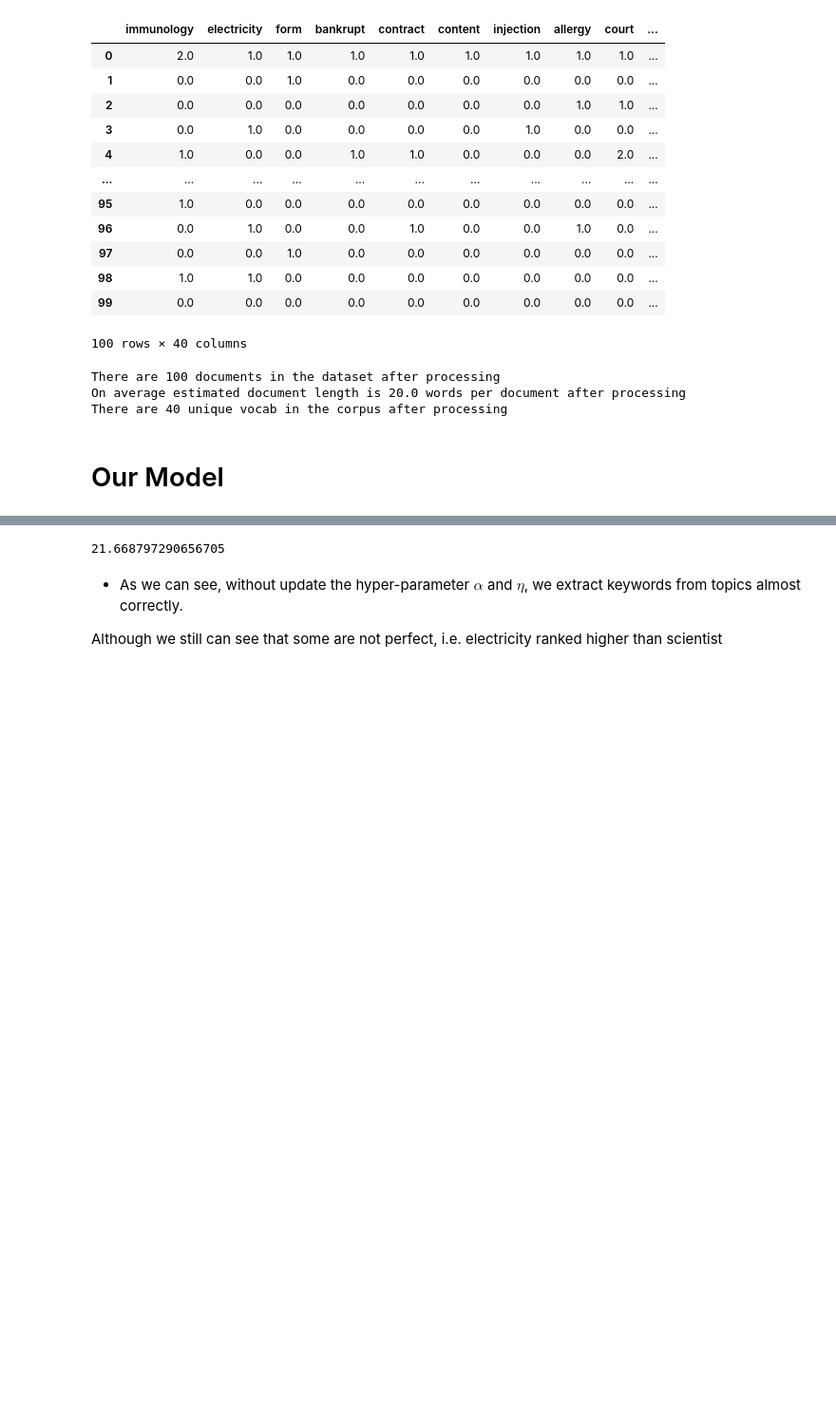
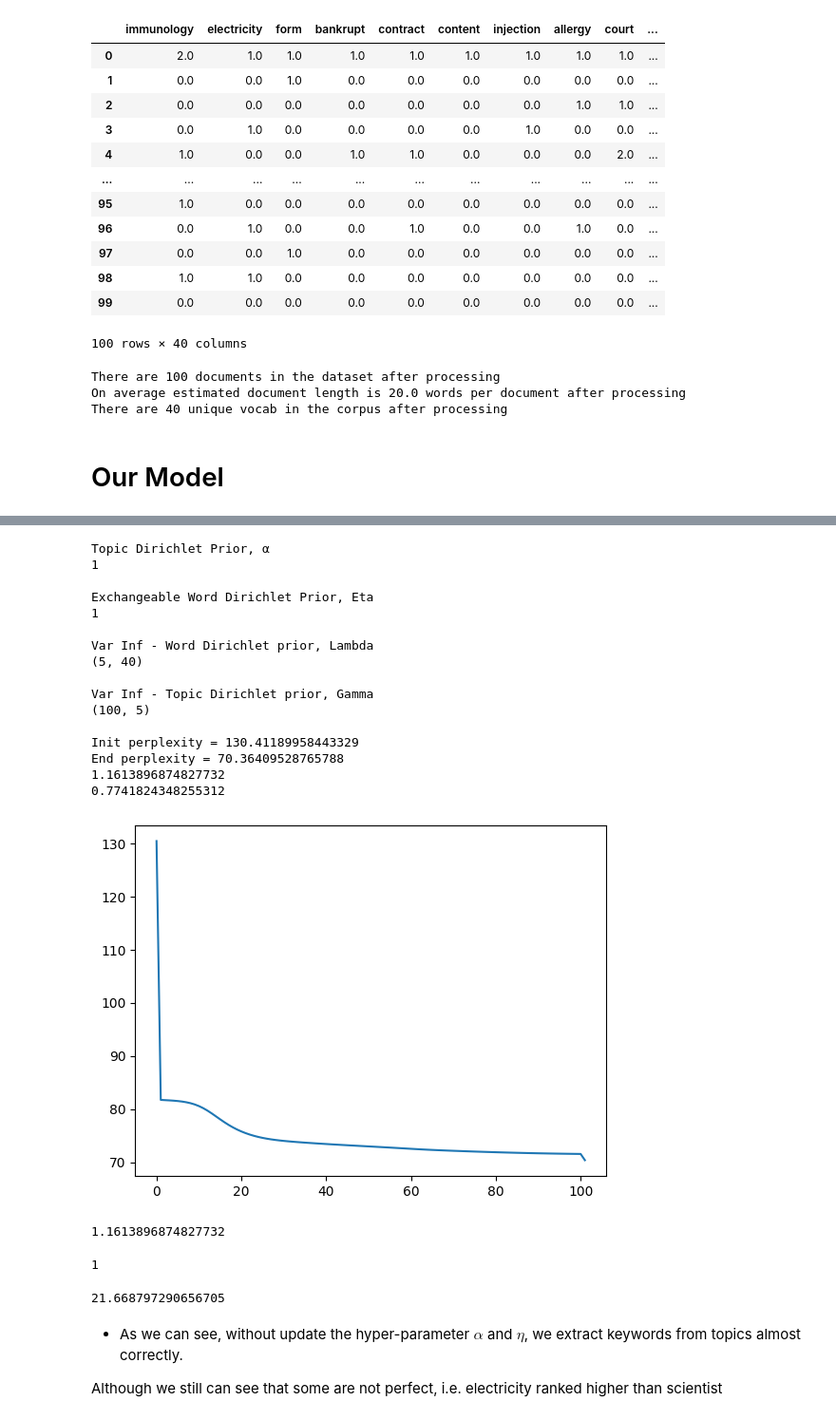
Before and after one commit to RobbenRibery/TuoTuo, a Jupyter notebook: notebook/Our Model vs SKLearn.ipynb, the cells around one changed output, grey strips where cells are left out. Shown at 95% size. Saved outputs shown, nothing was run; the diff lists cells and outputs as text; code cells hidden in the pictures; blank space fills up the shorter version.

```diff
--- a/notebook/Our Model vs SKLearn.ipynb
+++ b/notebook/Our Model vs SKLearn.ipynb
@@ -202,3 +210,48 @@ End perplexity = 46.74749840140342
+# %%
+lda = LDASmoothed(
+    num_topics = 5,
+    exchangeable_prior = True,
+)
+
+perplexes = lda.fit(
+    train_doc= train_docs,
+    sampling= False,
+    update_hyper_parms=True,
+    verbose=True,
+    return_perplexities=True,
+)
+
+plt.plot(perplexes)
+
+
+print(lda._alpha_)
+print(lda._eta_)
+# %% [output]
+Topic Dirichlet Prior, α
+1
+
+Exchangeable Word Dirichlet Prior, Eta
+1
+
+Var Inf - Word Dirichlet prior, Lambda
+(5, 40)
+
+Var Inf - Topic Dirichlet prior, Gamma
+(100, 5)
+
+Init perplexity = 130.41189958443329
+End perplexity = 70.36409528765788
+1.1613896874827732
+0.7741824348255312
+[figure, added]
+# %%
+print(lda._alpha_)
+# %% [output]
+1.1613896874827732
+# %%
+print(lda._eta_)
+# %% [output]
+1
 # %%
 lda._lambda_[0,30]
 # %% [output]
```
Also changed, not shown: parts of 14 cells of this notebook, 1 other file.
